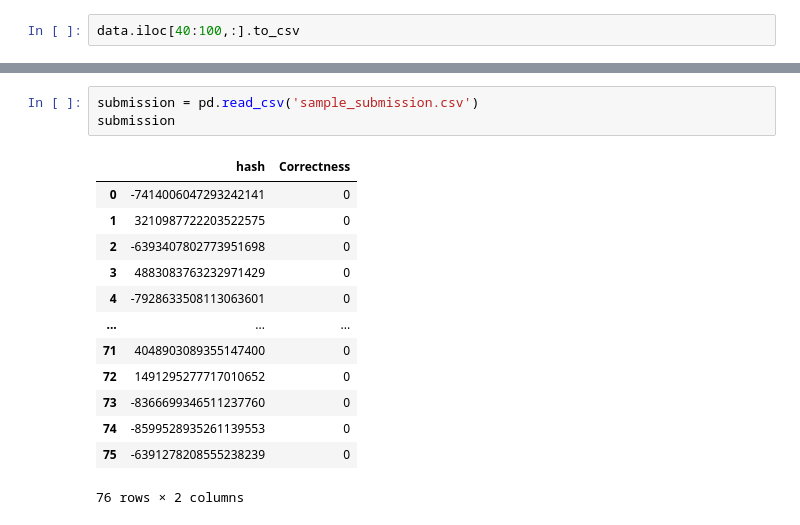
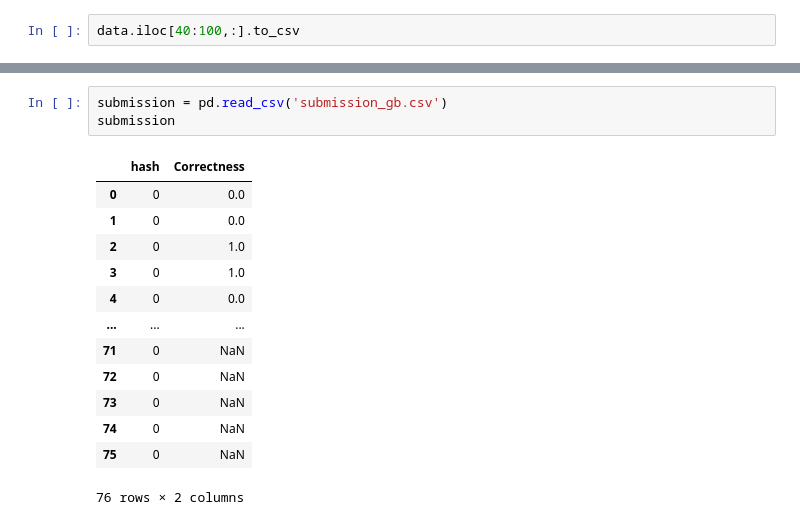
Before and after one commit to selenamizu/Time-to-Play-AI-Virtual-Assessor, a Jupyter notebook: GeekBrains_bot.ipynb, the cells around one changed output, grey strips where cells are left out. Saved outputs shown, nothing was run; the diff lists cells and outputs as text.

```diff
--- a/GeekBrains_bot.ipynb
+++ b/GeekBrains_bot.ipynb
@@ -321,17 +302,17 @@ submission.to_csv('submission_gb.csv', index= False)
 # %%
-submission = pd.read_csv('sample_submission.csv')
+submission = pd.read_csv('submission_gb.csv')
 submission
 # %% [output]
 |  | hash | Correctness |
-| 0 | -7414006047293242141 | 0 |
-| 1 | 3210987722203522575 | 0 |
-| 2 | -6393407802773951698 | 0 |
-| 3 | 4883083763232971429 | 0 |
-| 4 | -7928633508113063601 | 0 |
+| 0 | 0 | 0.0 |
+| 1 | 0 | 0.0 |
+| 2 | 0 | 1.0 |
+| 3 | 0 | 1.0 |
+| 4 | 0 | 0.0 |
 | ... | ... | ... |
-| 71 | 4048903089355147400 | 0 |
-| 72 | 1491295277717010652 | 0 |
-| 73 | -8366699346511237760 | 0 |
-| 74 | -8599528935261139553 | 0 |
-| 75 | -6391278208555238239 | 0 |
+| 71 | 0 | NaN |
+| 72 | 0 | NaN |
+| 73 | 0 | NaN |
+| 74 | 0 | NaN |
+| 75 | 0 | NaN |
 76 rows × 2 columns
```
Also changed, not shown: parts of 3 cells of this notebook, 1 other file.
